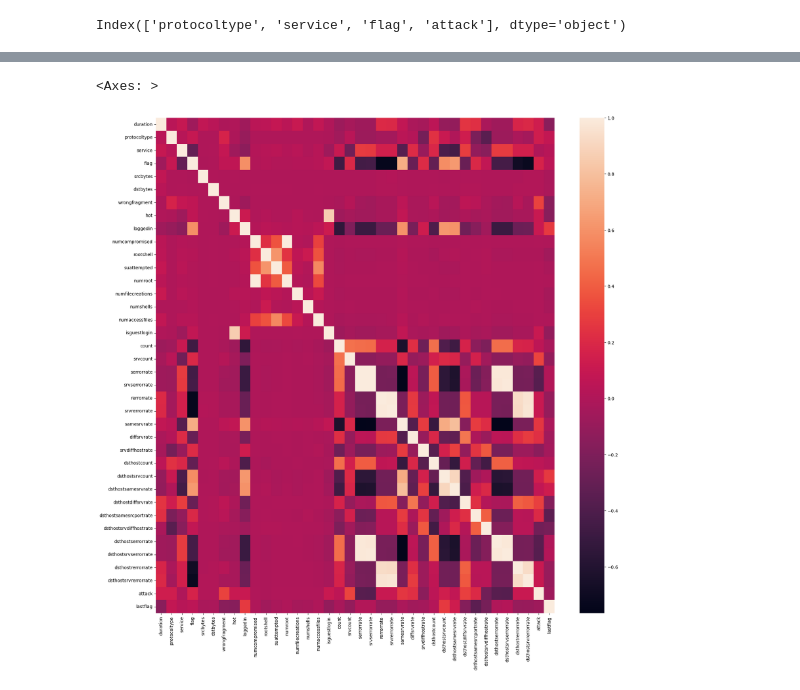
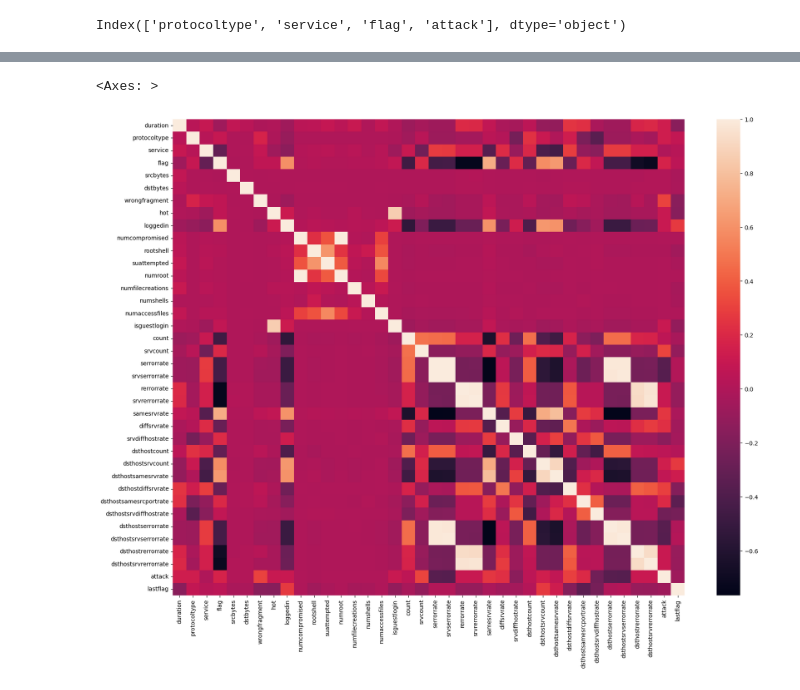
Before and after one commit to 1rishu0/network-anomaly-detection, a Jupyter notebook: NAD.ipynb, the cells around one changed output, grey strips where cells are left out. Saved outputs shown, nothing was run; the diff lists cells and outputs as text; code cells hidden in the pictures.

```diff
--- a/NAD.ipynb
+++ b/NAD.ipynb
@@ -213,6 +217,6 @@ memory usage: 36.5 MB
 # %%
-plt.figure(figsize=(20,20))
+plt.figure(figsize=(20,15))
 sns.heatmap(df_newM.corr(),annot=False)
 # %% [output]
 <Axes: >
-[figure, old version]
+[figure, new version]
```
Also changed, not shown: parts of 9 cells of this notebook.
